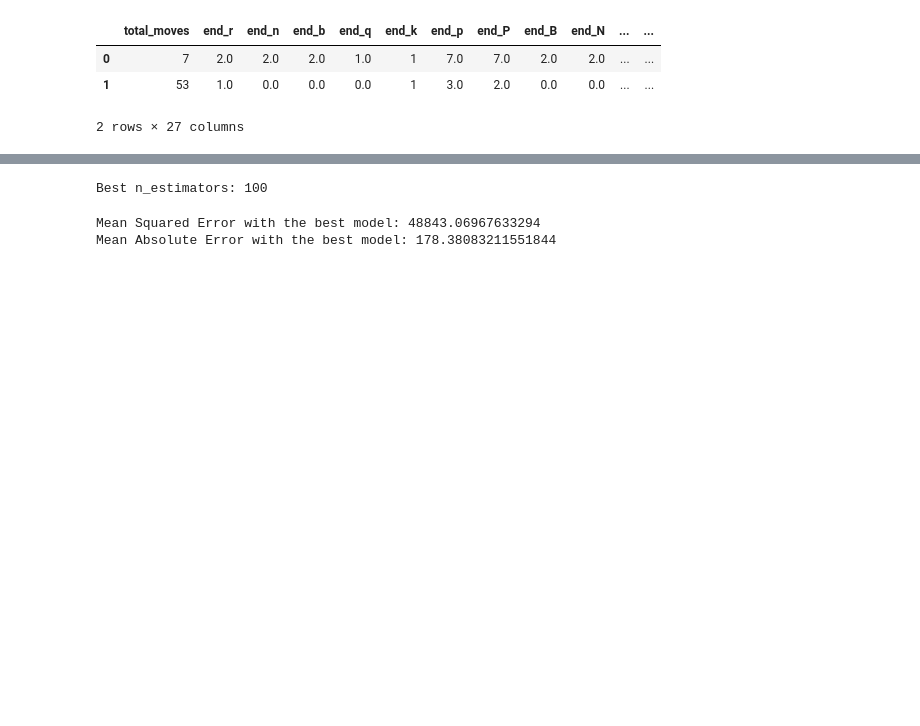
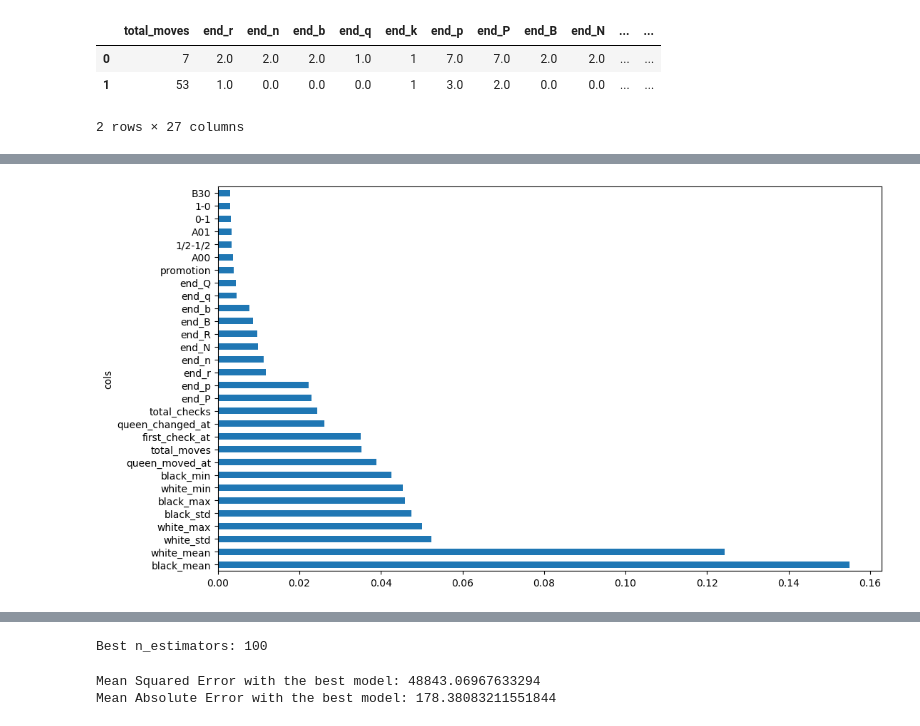
Before and after one commit to jonathan-wu1/Finding-Elo, a Jupyter notebook: rfr_model_training.ipynb, the cells around one changed output, grey strips where cells are left out. Saved outputs shown, nothing was run; the diff lists cells and outputs as text; code cells hidden in the pictures; blank space fills up the shorter version.

```diff
--- a/rfr_model_training.ipynb
+++ b/rfr_model_training.ipynb
@@ -95,0 +128,8 @@ Number of Estimators: 600. Mean Absolute Error: 177.82597367200182
+# %%
+def rf_feat_importance(m, df):
+    return pd.DataFrame({'cols':df.columns, 'imp':m.feature_importances_}
+                       ).sort_values('imp', ascending=False)
+# %%
+
+fi = rf_feat_importance(model, X_test)
+fi[:10]
@@ -96,3 +148,11 @@ Number of Estimators: 600. Mean Absolute Error: 177.82597367200182
+# %%
+
+def plot_fi(fi):
+    return fi.plot('cols', 'imp', 'barh', figsize=(12,7), legend=False)
+
+plot_fi(fi[:30]);
+# %% [output]
+[figure, added]
 # %%
 X_train, X_test, y_train, y_test = train_test_split(X, y, test_size=0.2, random_state=42)
 
```
Also changed, not shown: parts of 10 cells of this notebook, 12 other files.
